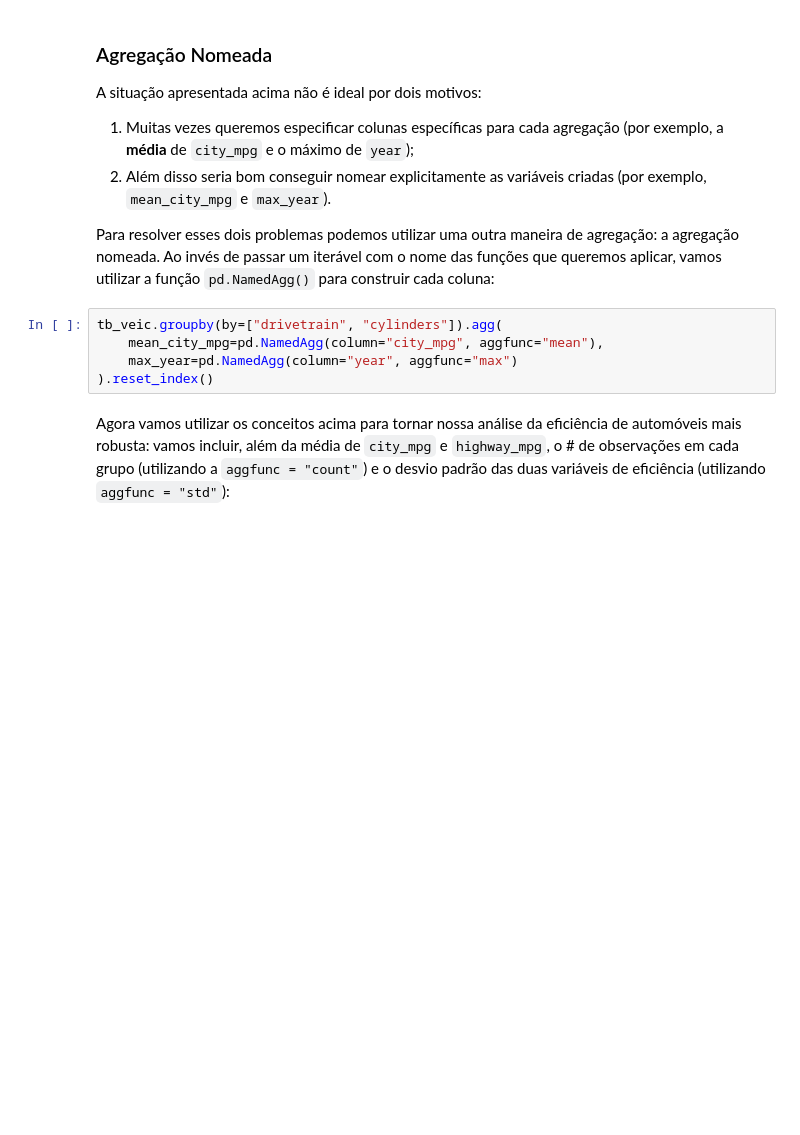
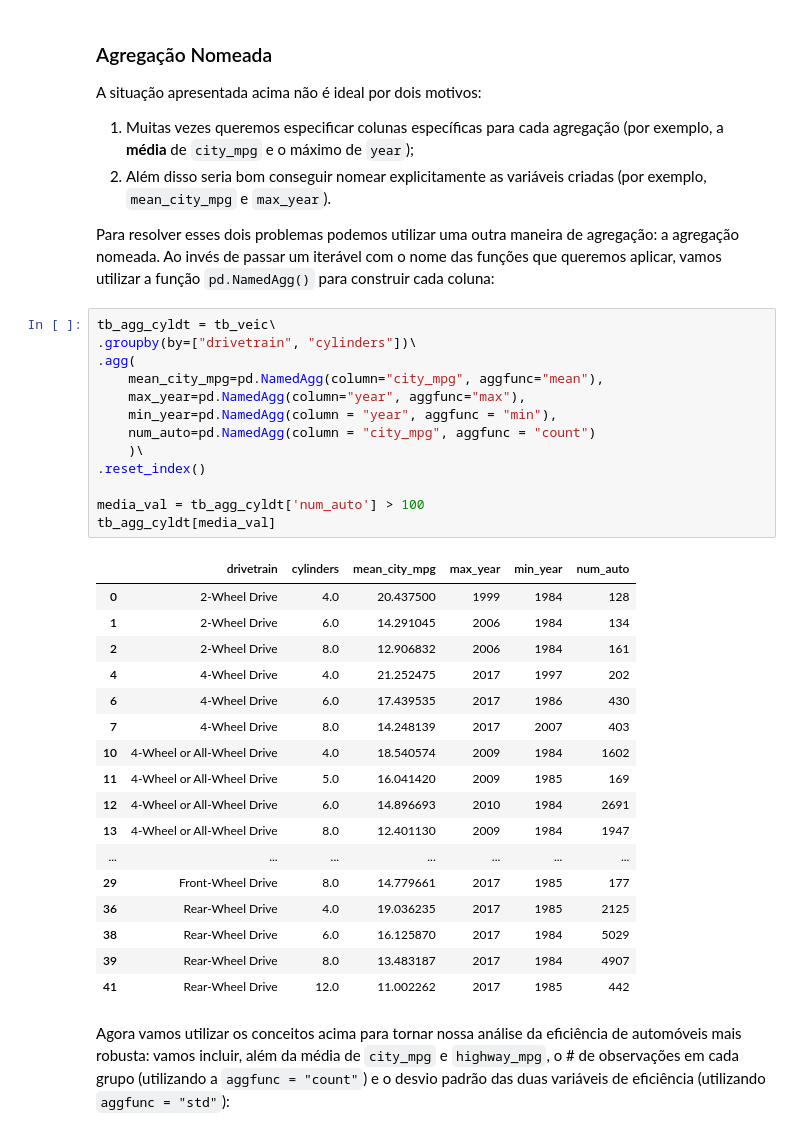
Before and after one commit to sadguilherme/99_PT_JAN2023, a Jupyter notebook: aulas/20230207 Data Manipulation - Aggregation.ipynb, the cells around one changed output. Cells and saved outputs as stored; diff of their text form; blank space fills up the shorter version.

```diff
--- a/aulas/20230207 Data Manipulation - Aggregation.ipynb
+++ b/aulas/20230207 Data Manipulation - Aggregation.ipynb
@@ -192,10 +662,36 @@ A situação apresentada acima não é ideal por dois motivos:
 
 Para resolver esses dois problemas podemos utilizar uma outra maneira de agregação: a agregação nomeada. Ao invés de passar um iterável com o nome das funções que queremos aplicar, vamos utilizar a função `pd.NamedAgg()` para construir cada coluna:
 # %%
-tb_veic.groupby(by=["drivetrain", "cylinders"]).agg(
+tb_agg_cyldt = tb_veic\
+.groupby(by=["drivetrain", "cylinders"])\
+.agg(
     mean_city_mpg=pd.NamedAgg(column="city_mpg", aggfunc="mean"),
-    max_year=pd.NamedAgg(column="year", aggfunc="max")
-).reset_index()
+    max_year=pd.NamedAgg(column="year", aggfunc="max"),
+    min_year=pd.NamedAgg(column = "year", aggfunc = "min"),
+    num_auto=pd.NamedAgg(column = "city_mpg", aggfunc = "count")
+    )\
+.reset_index()
+
+media_val = tb_agg_cyldt['num_auto'] > 100
+tb_agg_cyldt[media_val]
+# %% [output]
+|  | drivetrain | cylinders | mean_city_mpg | max_year | min_year | num_auto |
+| 0 | 2-Wheel Drive | 4.0 | 20.437500 | 1999 | 1984 | 128 |
+| 1 | 2-Wheel Drive | 6.0 | 14.291045 | 2006 | 1984 | 134 |
+| 2 | 2-Wheel Drive | 8.0 | 12.906832 | 2006 | 1984 | 161 |
+| 4 | 4-Wheel Drive | 4.0 | 21.252475 | 2017 | 1997 | 202 |
+| 6 | 4-Wheel Drive | 6.0 | 17.439535 | 2017 | 1986 | 430 |
+| 7 | 4-Wheel Drive | 8.0 | 14.248139 | 2017 | 2007 | 403 |
+| 10 | 4-Wheel or All-Wheel Drive | 4.0 | 18.540574 | 2009 | 1984 | 1602 |
+| 11 | 4-Wheel or All-Wheel Drive | 5.0 | 16.041420 | 2009 | 1985 | 169 |
+| 12 | 4-Wheel or All-Wheel Drive | 6.0 | 14.896693 | 2010 | 1984 | 2691 |
+| 13 | 4-Wheel or All-Wheel Drive | 8.0 | 12.401130 | 2009 | 1984 | 1947 |
+| ... | ... | ... | ... | ... | ... | ... |
+| 29 | Front-Wheel Drive | 8.0 | 14.779661 | 2017 | 1985 | 177 |
+| 36 | Rear-Wheel Drive | 4.0 | 19.036235 | 2017 | 1985 | 2125 |
+| 38 | Rear-Wheel Drive | 6.0 | 16.125870 | 2017 | 1984 | 5029 |
+| 39 | Rear-Wheel Drive | 8.0 | 13.483187 | 2017 | 1984 | 4907 |
+| 41 | Rear-Wheel Drive | 12.0 | 11.002262 | 2017 | 1985 | 442 |
 # %% [markdown]
 Agora vamos utilizar os conceitos acima para tornar nossa análise da eficiência de automóveis mais robusta: vamos incluir, além da média de `city_mpg` e `highway_mpg`, o # de observações em cada grupo (utilizando a `aggfunc = "count"`) e o desvio padrão das duas variáveis de eficiência (utilizando `aggfunc = "std"`):
 # %%
```
Also changed, not shown: parts of 71 cells of this notebook.
